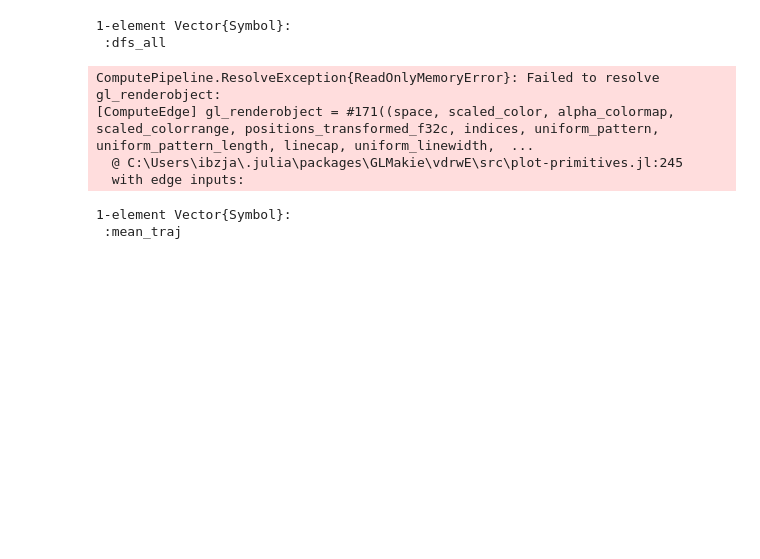
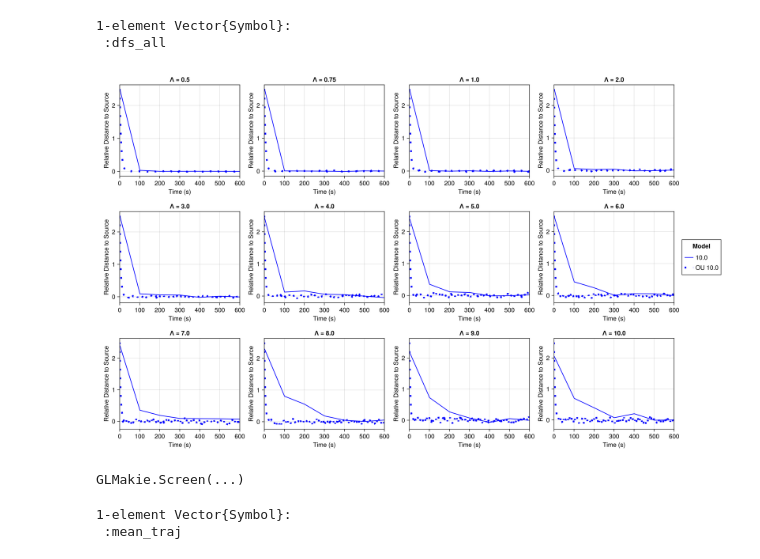
Before and after one commit to jmarib/CellBasedModels.jl, a Jupyter notebook: examples/OU_simulations.ipynb, the cells around one changed output. Cells and saved outputs as stored; diff of their text form; code cells hidden in the pictures; blank space fills up the shorter version.

```diff
--- a/examples/OU_simulations.ipynb
+++ b/examples/OU_simulations.ipynb
@@ -94,7 +94,7 @@ function run_simulations_and_get_means(dc_delta, metrics_combined, n_agents=1000
 
         mask = (metrics_combined.v .== v) .& (metrics_combined.l .== lambda) .& (metrics_combined.tm .== tm)
 
-        k = metrics_combined.k[mask][1]
+        k = metrics_combined.k[mask][1] / 10
 
 
 
@@ -130,5 +130,5 @@ end
 # %% [output]
 run_simulations_and_get_means (generic function with 4 methods)
 # %%
-mean_traj_redo = run_simulations_and_get_means(dc_delta, metrics_all)
+mean_traj_redo = run_simulations_and_get_means(dc_delta_all, metrics_all)
 # %% [output]
@@ -320,7 +348,7 @@ steps = 60000
 
 # velocities = [5.0]
 # velocities = [10.0]
-velocities = [20.0]
+velocities = [10.0]
 # velocities = [100.0]
 
 # id_to_color = Dict(1:4 .=> colors)
@@ -331,7 +359,7 @@ velocities = [20.0]
 #     RGBf(0.80, 0.47, 0.65)   # magenta
 # ]
 colors = [
-    RGBf(0.80, 0.47, 0.65)
+    :blue
 ]
 
 
@@ -353,18 +381,18 @@ for (idx, lambda) in enumerate(lambdas)
 
     for (v_idx, v) in enumerate(velocities)
 
-        df = dfs_all[(2.0, v, lambda)]
+        df = dfs_all[(1.0, v, lambda)]
 
         color = colors[v_idx]
 
         mean_x = Float64[]
         mean_y = Float64[]
 
-        mask = (dc_delta.v .== v) .& (dc_delta.n .== lambda)
+        mask = (dc_delta_all.v .== v) .& (dc_delta_all.n .== lambda) .& (dc_delta_all.tm .== 1.0)
 
-        Dc = dc_delta.Dc[mask]
+        Dc = dc_delta_all.Dc[mask]
 
-        delta = dc_delta.delta[mask]
+        delta = dc_delta_all.delta[mask]
 
         # l = sqrt(Dc/delta)
         l = sqrt(mean(Dc) / mean(delta))
@@ -372,40 +400,38 @@ for (idx, lambda) in enumerate(lambdas)
         # grouped_t = groupby(df, :step)
         grouped = groupby(df, :step)
 
         for i in 1:100:length(grouped)
             data_1 = grouped[i]
             x = data_1.x ./l
             y = data_1.y ./l
 
             # r = sqrt.(data_1.x .^ 2 .+ data_1.y .^ 2)
             # rl = r ./l
 
             push!(mean_x, mean(x))
             push!(mean_y, mean(x))
         end
 
-        mask = (mean_traj_redo.lambda .== lambda) .& (mean_traj_redo.v .== v)
+        mask = (mean_traj_redo.lambda .== lambda) .& (mean_traj_redo.v .== v) .& (mean_traj_redo.tm .== 1.0)
 
         mean_OU = mean_traj_redo.mean[mask]
         mean_OUl = mean_OU ./ l
         flat_vec = vcat(mean_OUl...)
         idx_l = 1:100:length(flat_vec)
-        lines!(ax_x, (1:100:length(grouped))*0.1, mean_x, color = color, label = "$v")
+        lines!(ax_x, (1:100:length(grouped)), mean_x, color = color, label = "$v")
         lines!(ax_x, (1:100:length(flat_vec))*0.01, flat_vec[idx_l], color = color, linestyle = (:dot, :loose), linewidth = 4, label = "OU $v")
-
+        xlims!(ax_x, 0, 600)
 
         if idx == 13 & v_idx == 1
             fig2[2,5] = Legend(fig2, ax_x, "Model")
         end
     end
 end
 
 display(fig2)
 # %% [output]
+[figure, added]
-ComputePipeline.ResolveException{ReadOnlyMemoryError}: Failed to resolve gl_renderobject:
-[ComputeEdge] gl_renderobject = #171((space, scaled_color, alpha_colormap, scaled_colorrange, positions_transformed_f32c, indices, uniform_pattern, uniform_pattern_length, linecap, uniform_linewidth,  ...
-  @ C:\Users\ibzja\.julia\packages\GLMakie\vdrwE\src\plot-primitives.jl:245
-  with edge inputs:
+GLMakie.Screen(...)
 # %%
 save("Plots/Fixed_source_model/Next/OU_v20_new.png", fig2)
 # %%
```
Also changed, not shown: parts of 4 cells of this notebook, 2 other files.
